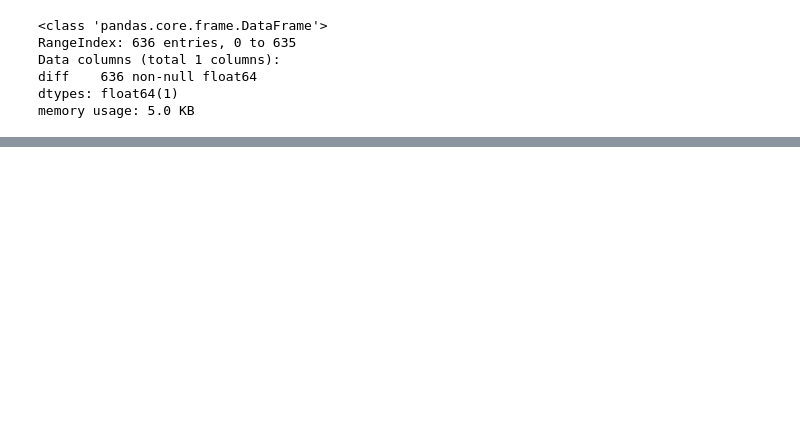
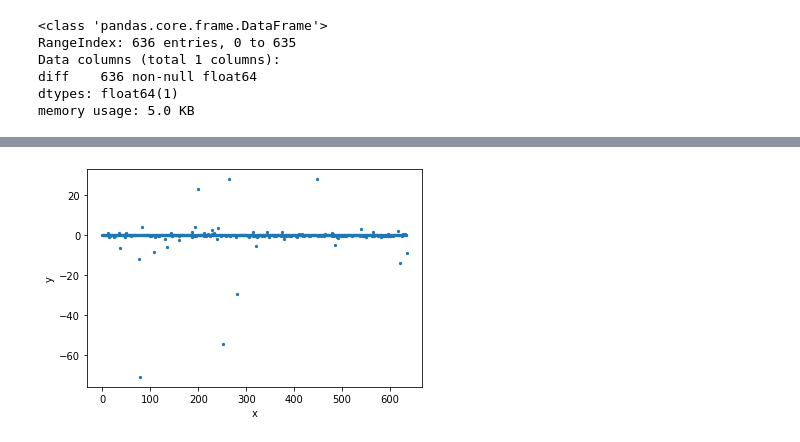
Before and after one commit to HMercer/anns_jupyter, a Jupyter notebook: nuclei-first/nuclei-first.ipynb, the cells around one changed output, grey strips where cells are left out. Saved outputs shown, nothing was run; the diff lists cells and outputs as text; code cells hidden in the pictures; blank space fills up the shorter version.

```diff
--- a/nuclei-first/nuclei-first.ipynb
+++ b/nuclei-first/nuclei-first.ipynb
@@ -415,0 +482,8 @@ plt.show()
+# %%
+plt.scatter(iterate_x, diff[:,0], s=5)
+plt.xlabel('x')
+plt.ylabel('y')
+plt.axis('tight')
+plt.show()
+# %% [output]
+[figure, added]
```
Also changed, not shown: parts of 17 cells of this notebook, 48 other files.
